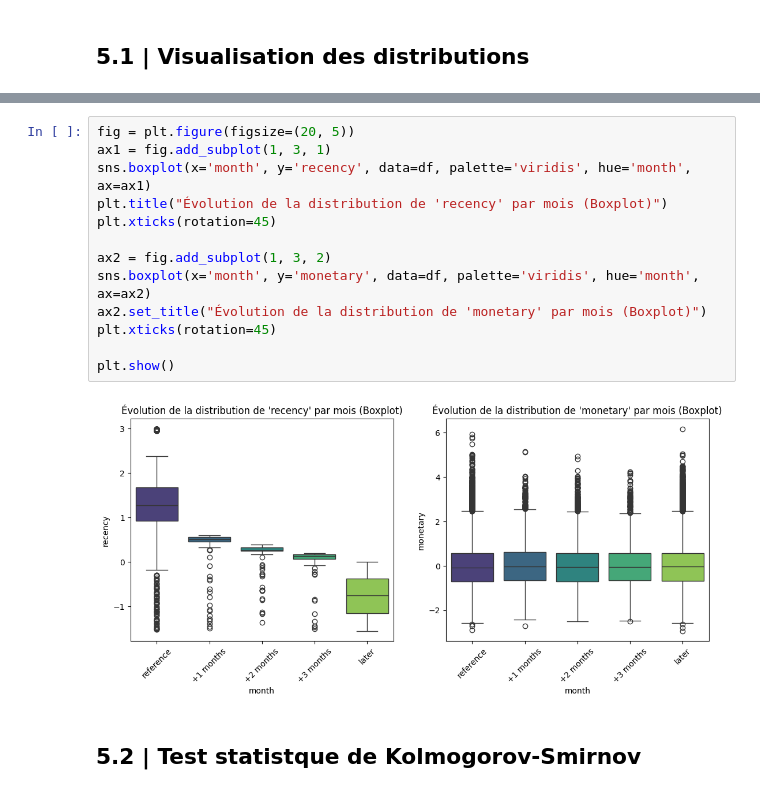
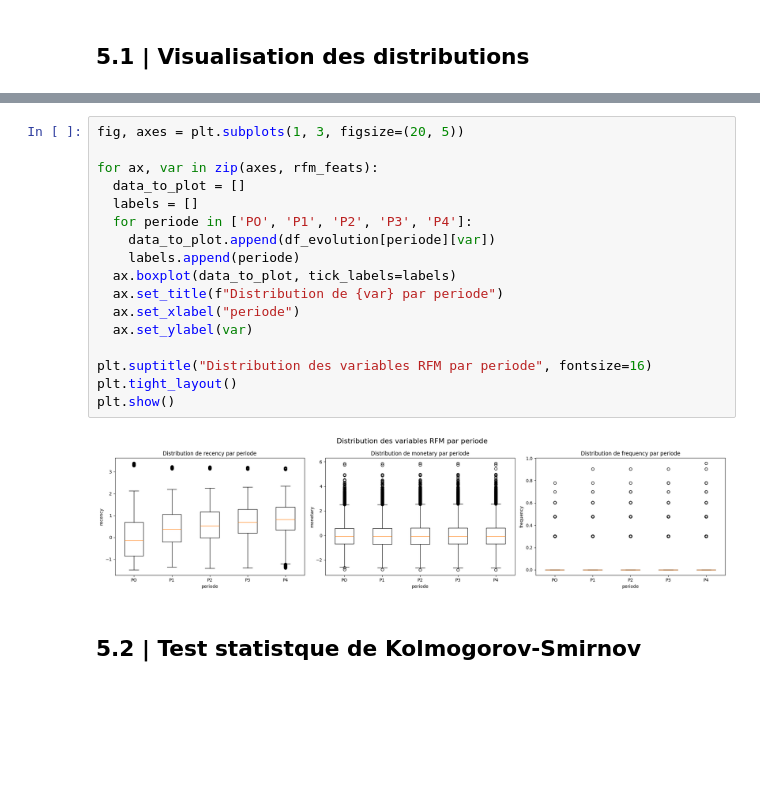
Before and after one commit to amadousysada/ecommerce-customer-segmentation, a Jupyter notebook: p5_notebook_3_maintenance.ipynb, the cells around one changed output, grey strips where cells are left out. Drawn from its saved outputs; the diff is of its cells as text; blank space fills up the shorter version.

```diff
--- a/p5_notebook_3_maintenance.ipynb
+++ b/p5_notebook_3_maintenance.ipynb
@@ -257,18 +252,22 @@ df['month'] = pd.cut(
-# %%
-fig = plt.figure(figsize=(20, 5))
-ax1 = fig.add_subplot(1, 3, 1)
-sns.boxplot(x='month', y='recency', data=df, palette='viridis', hue='month', ax=ax1)
-plt.title("Évolution de la distribution de 'recency' par mois (Boxplot)")
-plt.xticks(rotation=45)
-
-ax2 = fig.add_subplot(1, 3, 2)
-sns.boxplot(x='month', y='monetary', data=df, palette='viridis', hue='month', ax=ax2)
-ax2.set_title("Évolution de la distribution de 'monetary' par mois (Boxplot)")
-plt.xticks(rotation=45)
-
-plt.show()
-# %% [output]
-[figure, removed]
+# %%
+fig, axes = plt.subplots(1, 3, figsize=(20, 5))
+
+for ax, var in zip(axes, rfm_feats):
+  data_to_plot = []
+  labels = []
+  for periode in ['PO', 'P1', 'P2', 'P3', 'P4']:
+    data_to_plot.append(df_evolution[periode][var])
+    labels.append(periode)
+  ax.boxplot(data_to_plot, tick_labels=labels)
+  ax.set_title(f"Distribution de {var} par periode")
+  ax.set_xlabel("periode")
+  ax.set_ylabel(var)
+
+plt.suptitle("Distribution des variables RFM par periode", fontsize=16)
+plt.tight_layout()
+plt.show()
+# %% [output]
+[figure, added]
 # %% [markdown]
 ## 5.2 | Test statistque de Kolmogorov-Smirnov
 # %% [markdown]
```
Also changed, not shown: parts of 31 cells of this notebook.
